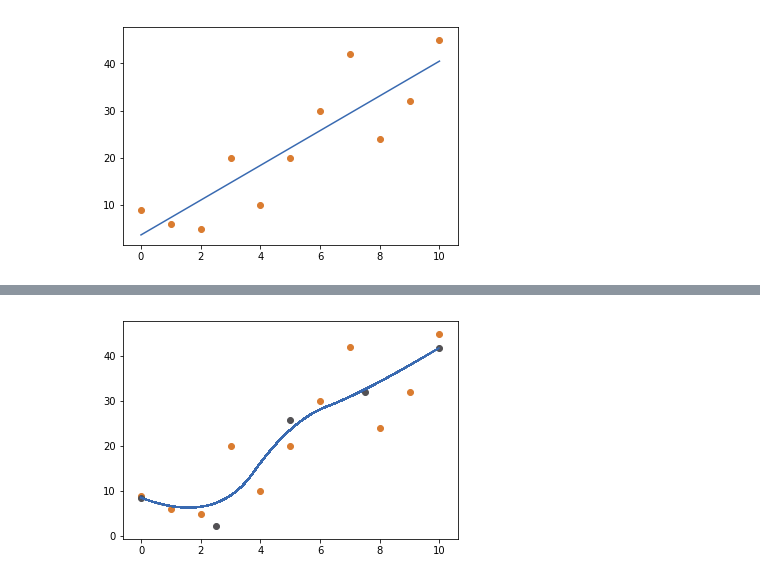
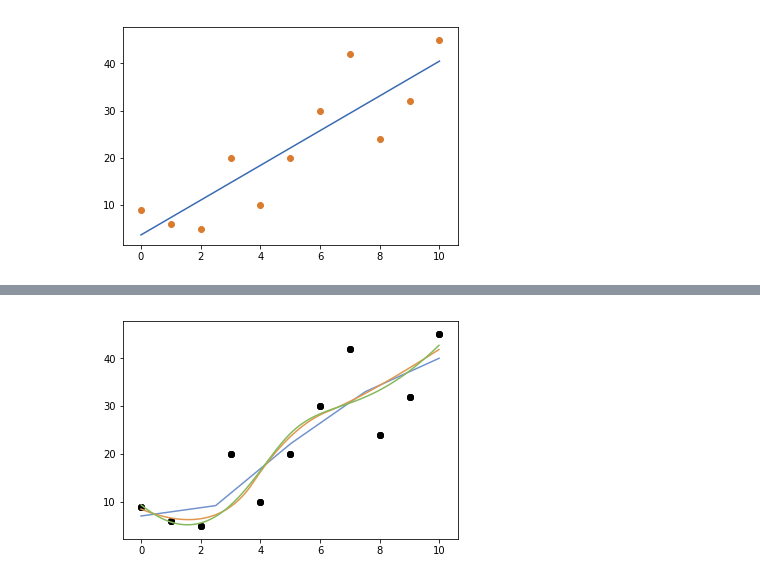
Before and after one commit to lakinwecker/numerical-optimization, a Jupyter notebook: Non linear least squares/Linear Least Squares.ipynb, the cells around one changed output, grey strips where cells are left out. Drawn from its saved outputs; the diff is of its cells as text; code cells hidden in the pictures.

```diff
--- a/Non linear least squares/Linear Least Squares.ipynb
+++ b/Non linear least squares/Linear Least Squares.ipynb
@@ -95,4 +96,0 @@ find_b_spline(order, control_points_size)
-# %%
-order = 4
-control_points_size = 5
-find_b_spline(order, control_points_size)
@@ -101,4 +96,0 @@ find_b_spline(order, control_points_size)
-# %%
-order = 3
-control_points_size = 11
-find_b_spline(order, control_points_size)
@@ -107,4 +96,0 @@ find_b_spline(order, control_points_size)
-# %%
-order = 3
-control_points_size = 8
-find_b_spline(order, control_points_size)
@@ -113,6 +97,10 @@ find_b_spline(order, control_points_size)
-# %%
-order = 3
-control_points_size = 5
-find_b_spline(order, control_points_size)
-# %% [output]
-[figure, removed]
+# %%
+plt.figure(2)
+control_points_size = 5
+plt.scatter(data[:, 0], data[:, 1], color="black")
+color_cycle = color_generator()
+for order in [2, 3, 4]:
+    plot(order, control_points_size, color_cycle)
+plt.show()
+# %% [output]
+[figure, added]
```
Also changed, not shown: parts of 13 cells of this notebook.
